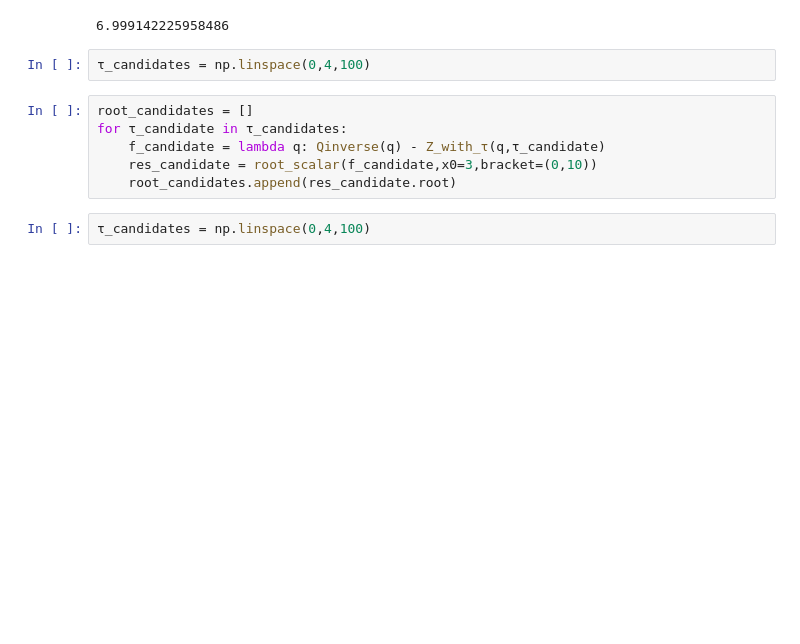
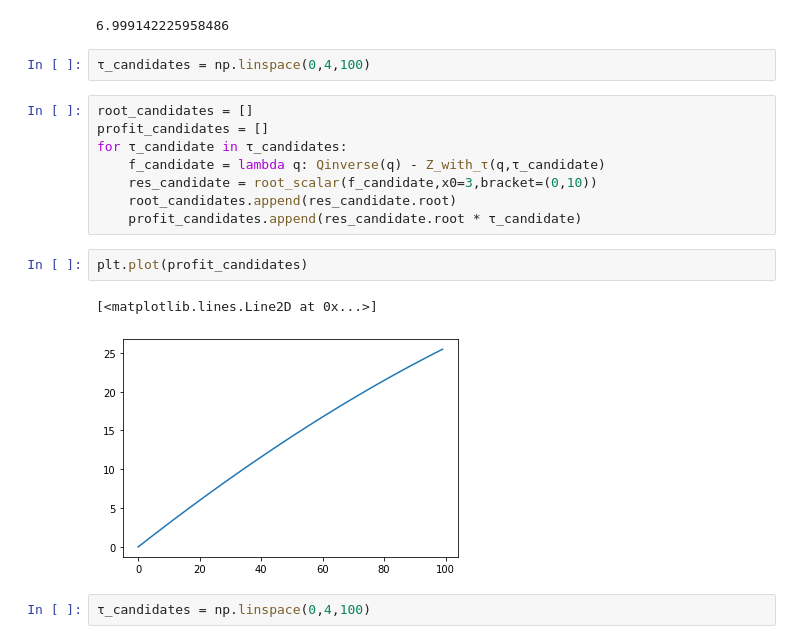
Before and after one commit to noahgarfinkle/Spring2020, a Jupyter notebook: CEE 498 Transportation Economics/Assignments/Assignment 4_Garfinkle.ipynb, the cells around one changed output. Drawn from its saved outputs; the diff is of its cells as text; blank space fills up the shorter version.

```diff
--- a/CEE 498 Transportation Economics/Assignments/Assignment 4_Garfinkle.ipynb
+++ b/CEE 498 Transportation Economics/Assignments/Assignment 4_Garfinkle.ipynb
@@ -200,10 +200,17 @@ res_candidate.root
 τ_candidates = np.linspace(0,4,100)
 # %%
 root_candidates = []
+profit_candidates = []
 for τ_candidate in τ_candidates:
     f_candidate = lambda q: Qinverse(q) - Z_with_τ(q,τ_candidate)
     res_candidate = root_scalar(f_candidate,x0=3,bracket=(0,10))
     root_candidates.append(res_candidate.root)
+    profit_candidates.append(res_candidate.root * τ_candidate)
+# %%
+plt.plot(profit_candidates)
+# %% [output]
+[<matplotlib.lines.Line2D at 0x...>]
+[figure, added]
 # %%
 τ_candidates = np.linspace(0,4,100)
 # %%
```
